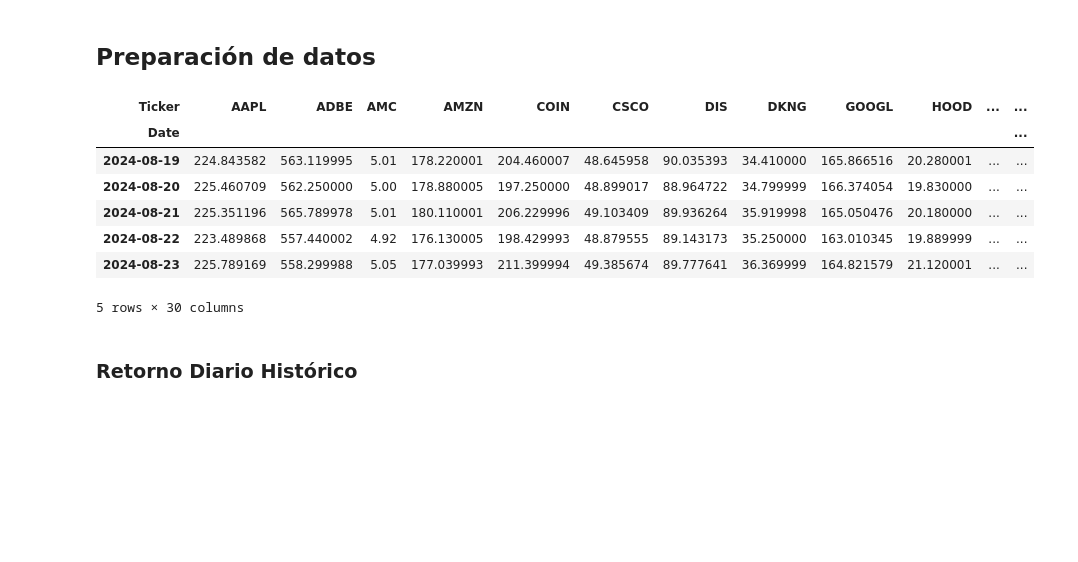
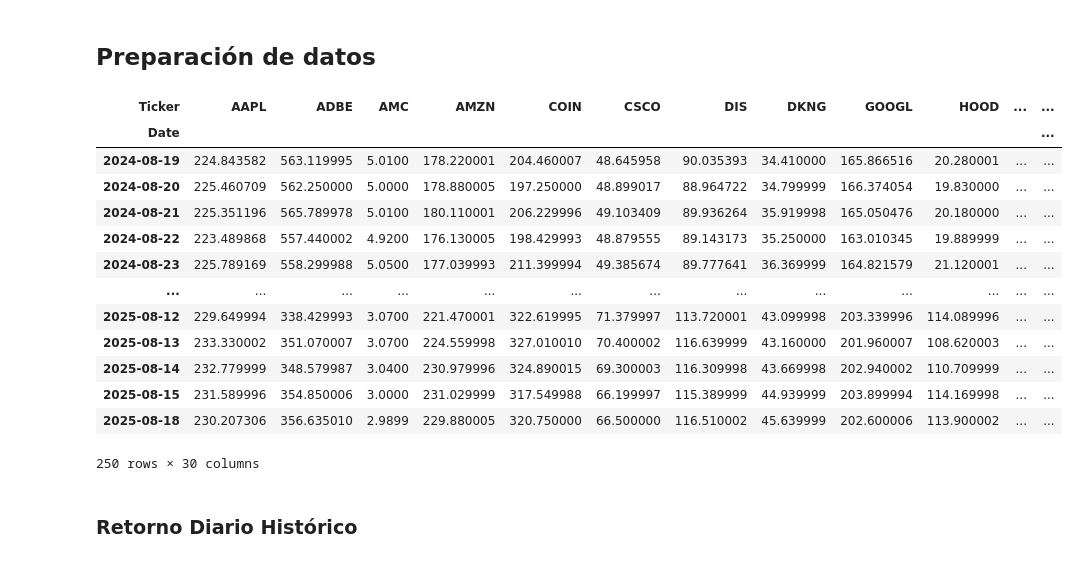
Before and after one commit to Tomaslopera/GeneticAlgorithm_FinancialPortfolio, a Jupyter notebook: GeneticAlgorithm.ipynb, the cells around one changed output. Cells and saved outputs as stored; diff of their text form; code cells hidden in the pictures; blank space fills up the shorter version.

```diff
--- a/GeneticAlgorithm.ipynb
+++ b/GeneticAlgorithm.ipynb
@@ -74,16 +74,22 @@ else:
 # %% [markdown]
 ## Preparación de datos
 # %%
-historicos.head()
+historicos
 # %% [output]
 | Ticker | AAPL | ADBE | AMC | AMZN | COIN | CSCO | DIS | DKNG | GOOGL | HOOD | ... | ... |
 | Date |  |  |  |  |  |  |  |  |  |  |  | ... |
-| 2024-08-19 | 224.843582 | 563.119995 | 5.01 | 178.220001 | 204.460007 | 48.645958 | 90.035393 | 34.410000 | 165.866516 | 20.280001 | ... | ... |
-| 2024-08-20 | 225.460709 | 562.250000 | 5.00 | 178.880005 | 197.250000 | 48.899017 | 88.964722 | 34.799999 | 166.374054 | 19.830000 | ... | ... |
-| 2024-08-21 | 225.351196 | 565.789978 | 5.01 | 180.110001 | 206.229996 | 49.103409 | 89.936264 | 35.919998 | 165.050476 | 20.180000 | ... | ... |
-| 2024-08-22 | 223.489868 | 557.440002 | 4.92 | 176.130005 | 198.429993 | 48.879555 | 89.143173 | 35.250000 | 163.010345 | 19.889999 | ... | ... |
-| 2024-08-23 | 225.789169 | 558.299988 | 5.05 | 177.039993 | 211.399994 | 49.385674 | 89.777641 | 36.369999 | 164.821579 | 21.120001 | ... | ... |
+| 2024-08-19 | 224.843582 | 563.119995 | 5.0100 | 178.220001 | 204.460007 | 48.645958 | 90.035393 | 34.410000 | 165.866516 | 20.280001 | ... | ... |
+| 2024-08-20 | 225.460709 | 562.250000 | 5.0000 | 178.880005 | 197.250000 | 48.899017 | 88.964722 | 34.799999 | 166.374054 | 19.830000 | ... | ... |
+| 2024-08-21 | 225.351196 | 565.789978 | 5.0100 | 180.110001 | 206.229996 | 49.103409 | 89.936264 | 35.919998 | 165.050476 | 20.180000 | ... | ... |
+| 2024-08-22 | 223.489868 | 557.440002 | 4.9200 | 176.130005 | 198.429993 | 48.879555 | 89.143173 | 35.250000 | 163.010345 | 19.889999 | ... | ... |
+| 2024-08-23 | 225.789169 | 558.299988 | 5.0500 | 177.039993 | 211.399994 | 49.385674 | 89.777641 | 36.369999 | 164.821579 | 21.120001 | ... | ... |
+| ... | ... | ... | ... | ... | ... | ... | ... | ... | ... | ... | ... | ... |
+| 2025-08-12 | 229.649994 | 338.429993 | 3.0700 | 221.470001 | 322.619995 | 71.379997 | 113.720001 | 43.099998 | 203.339996 | 114.089996 | ... | ... |
+| 2025-08-13 | 233.330002 | 351.070007 | 3.0700 | 224.559998 | 327.010010 | 70.400002 | 116.639999 | 43.160000 | 201.960007 | 108.620003 | ... | ... |
+| 2025-08-14 | 232.779999 | 348.579987 | 3.0400 | 230.979996 | 324.890015 | 69.300003 | 116.309998 | 43.669998 | 202.940002 | 110.709999 | ... | ... |
+| 2025-08-15 | 231.589996 | 354.850006 | 3.0000 | 231.029999 | 317.549988 | 66.199997 | 115.389999 | 44.939999 | 203.899994 | 114.169998 | ... | ... |
+| 2025-08-18 | 230.207306 | 356.635010 | 2.9899 | 229.880005 | 320.750000 | 66.500000 | 116.510002 | 45.639999 | 202.600006 | 113.900002 | ... | ... |
-5 rows × 30 columns
+250 rows × 30 columns
 # %% [markdown]
 ### Retorno Diario Histórico
 # %%
```
Also changed, not shown: parts of 6 cells of this notebook.
